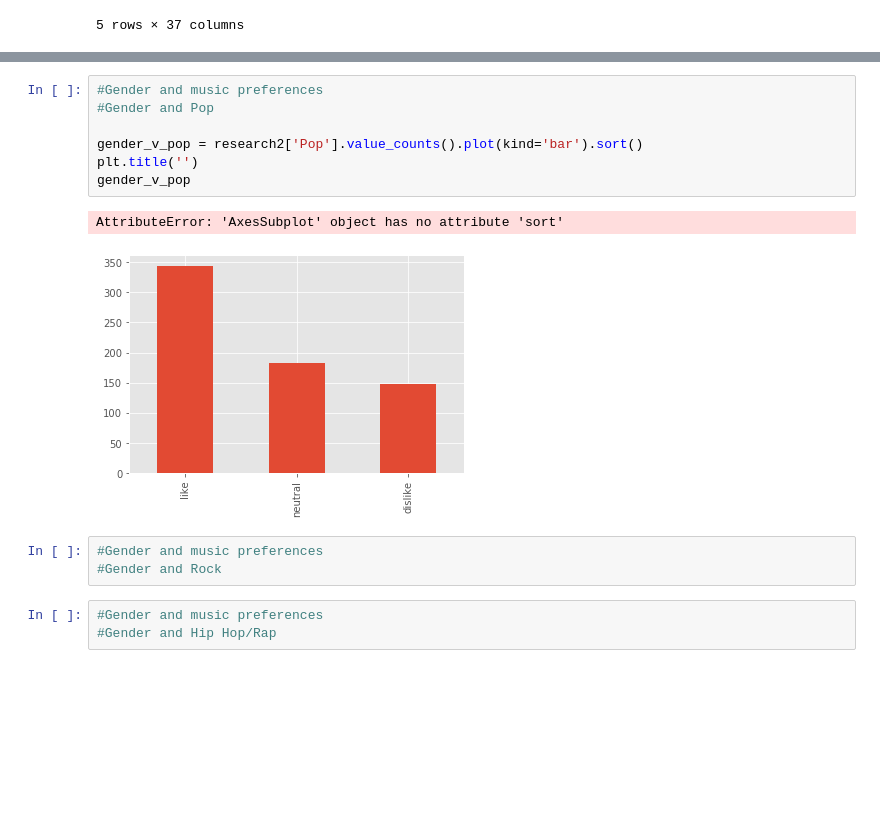
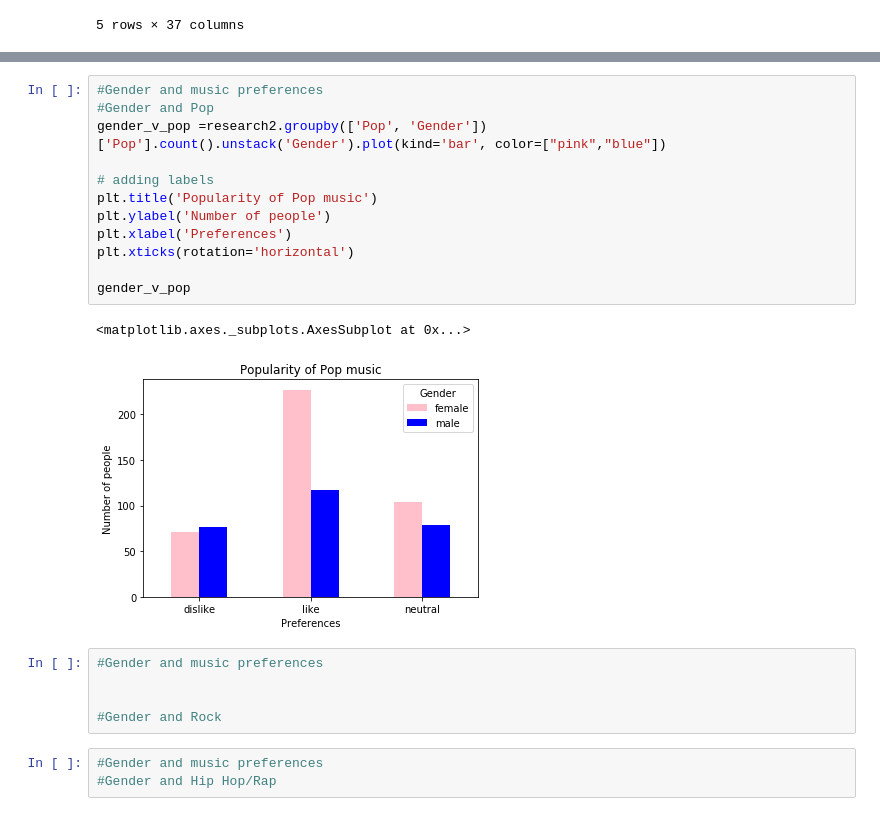
Before and after one commit to Fairfield-University-BA505/final-project-fa2019-tm-3, a Jupyter notebook: Final Notebook.ipynb, the cells around one changed output, grey strips where cells are left out. Cells and saved outputs as stored; diff of their text form; blank space fills up the shorter version.

```diff
--- a/Final Notebook.ipynb
+++ b/Final Notebook.ipynb
@@ -73,15 +84,22 @@ research2
 # %%
 #Gender and music preferences
 #Gender and Pop
+gender_v_pop =research2.groupby(['Pop', 'Gender'])['Pop'].count().unstack('Gender').plot(kind='bar', color=["pink","blue"])
 
-gender_v_pop = research2['Pop'].value_counts().plot(kind='bar').sort()
-plt.title('')
+# adding labels
+plt.title('Popularity of Pop music')
+plt.ylabel('Number of people')
+plt.xlabel('Preferences')
+plt.xticks(rotation='horizontal')
+
 gender_v_pop
 # %% [output]
-AttributeError: 'AxesSubplot' object has no attribute 'sort'
+<matplotlib.axes._subplots.AxesSubplot at 0x...>
-[figure, old version]
+[figure, new version]
 # %%
 #Gender and music preferences
+
+
 #Gender and Rock
 # %%
 #Gender and music preferences
```
Also changed, not shown: parts of 3 cells of this notebook, 1 other file.
